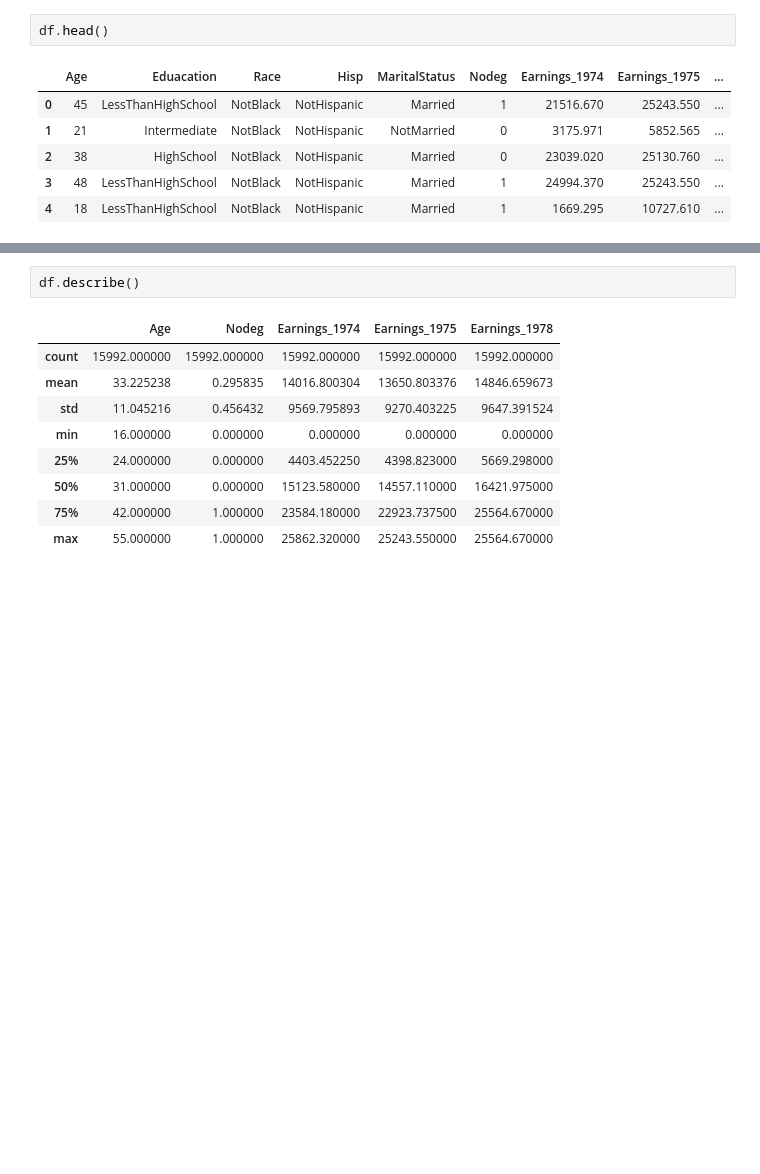
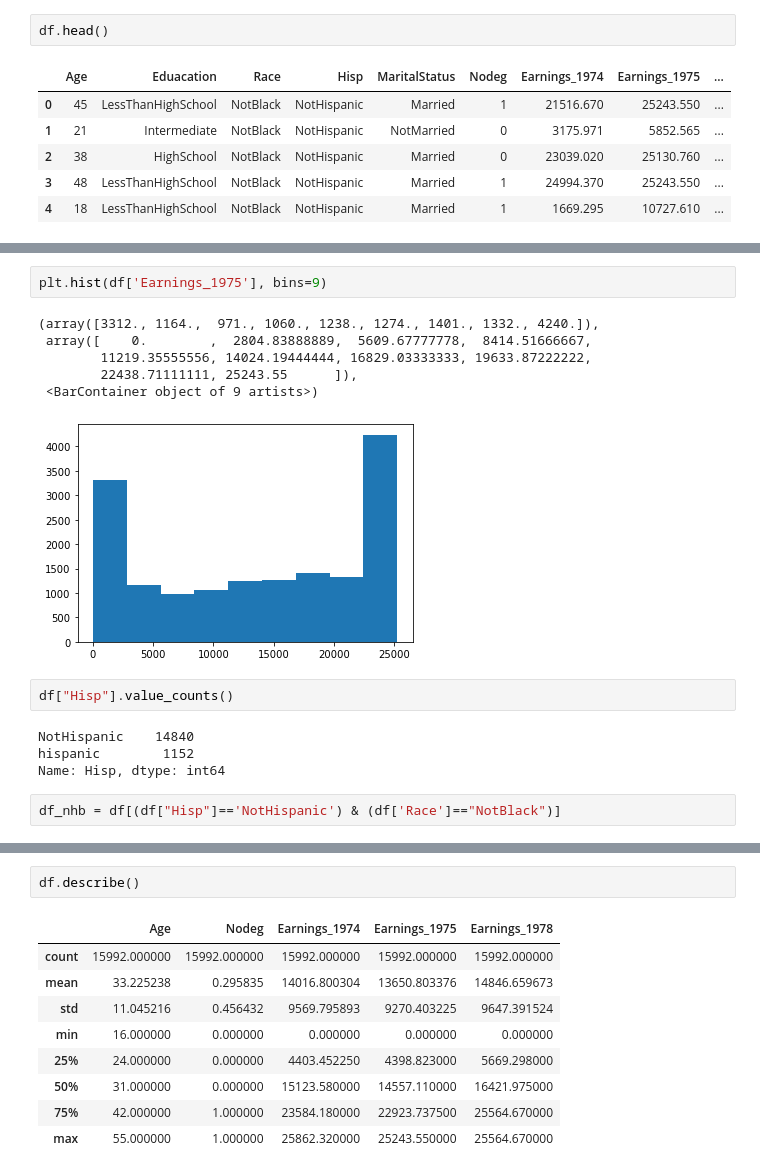
Before and after one commit to fadesere/BSIP_Assignment_1_Students, a Jupyter notebook: stats_asn_1_stud_temp.ipynb, the cells around one changed output, grey strips where cells are left out. Drawn from its saved outputs; the diff is of its cells as text; blank space fills up the shorter version.

```diff
--- a/stats_asn_1_stud_temp.ipynb
+++ b/stats_asn_1_stud_temp.ipynb
@@ -250,0 +282,17 @@ df.head()
+# %%
+plt.hist(df['Earnings_1975'], bins=9)
+# %% [output]
+(array([3312., 1164.,  971., 1060., 1238., 1274., 1401., 1332., 4240.]),
+ array([    0.        ,  2804.83888889,  5609.67777778,  8414.51666667,
+        11219.35555556, 14024.19444444, 16829.03333333, 19633.87222222,
+        22438.71111111, 25243.55      ]),
+ <BarContainer object of 9 artists>)
+[figure, added]
+# %%
+df["Hisp"].value_counts()
+# %% [output]
+NotHispanic    14840
+hispanic        1152
+Name: Hisp, dtype: int64
+# %%
+df_nhb = df[(df["Hisp"]=='NotHispanic') & (df['Race']=="NotBlack")]
```
Also changed, not shown: parts of 29 cells of this notebook.
